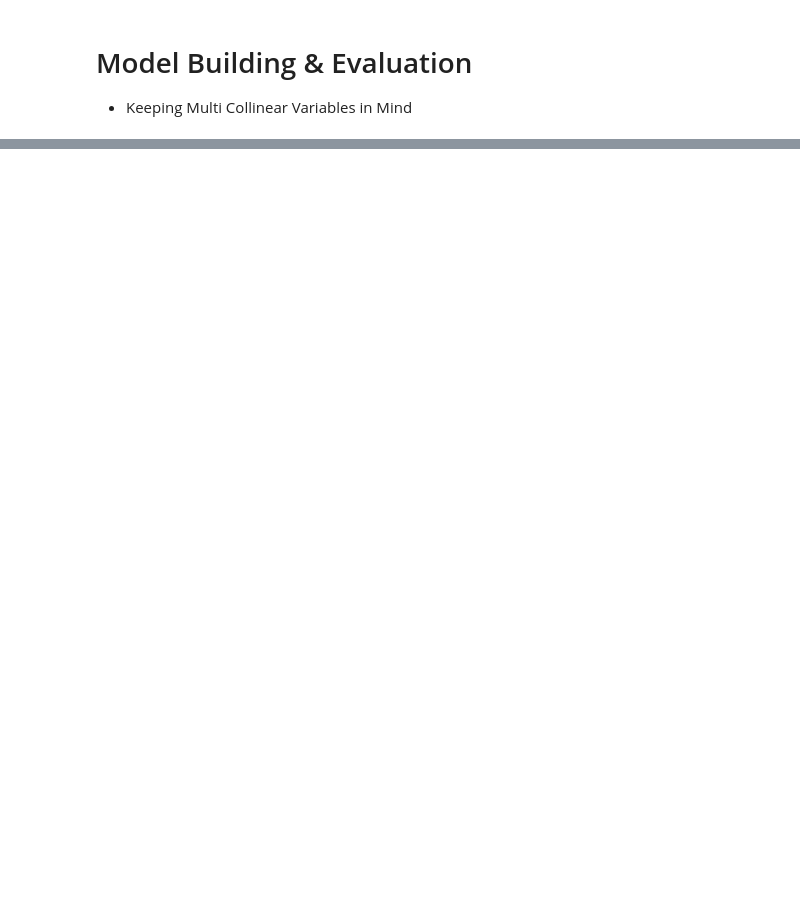
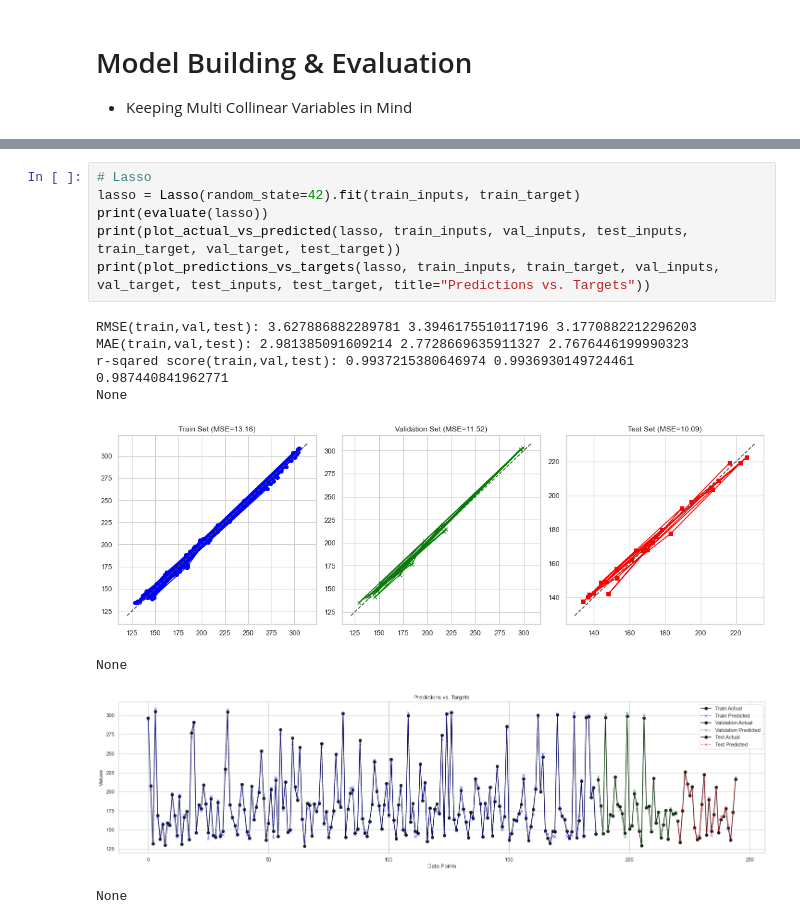
Before and after one commit to rbhattar07/HPI, a Jupyter notebook: main.ipynb, the cells around one changed output, grey strips where cells are left out. Drawn from its saved outputs; the diff is of its cells as text; blank space fills up the shorter version.

```diff
--- a/main.ipynb
+++ b/main.ipynb
@@ -391,0 +438,15 @@ def plot_predictions_vs_targets(model, inputs, targets, title="Predictions vs. T
+# %%
+# Lasso
+lasso = Lasso(random_state=42).fit(train_inputs, train_target)
+print(evaluate(lasso))
+print(plot_actual_vs_predicted(lasso, train_inputs, val_inputs, test_inputs, train_target, val_target, test_target))
+print(plot_predictions_vs_targets(lasso, train_inputs, train_target, val_inputs, val_target, test_inputs, test_target, title="Predictions vs. Targets"))
+# %% [output]
+RMSE(train,val,test): 3.627886882289781 3.3946175510117196 3.1770882212296203
+MAE(train,val,test): 2.981385091609214 2.7728669635911327 2.7676446199990323
+r-sqared score(train,val,test): 0.9937215380646974 0.9936930149724461 0.987440841962771
+None
+[figure, added]
+None
+[figure, added]
+None
```
Also changed, not shown: parts of 6 cells of this notebook.
